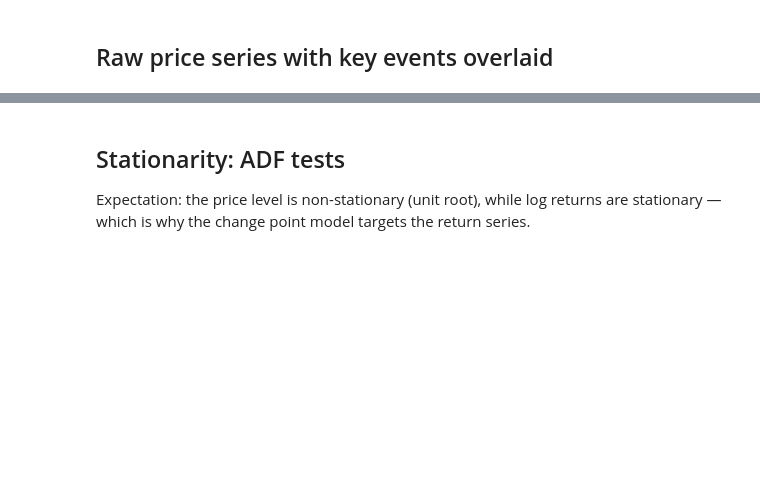
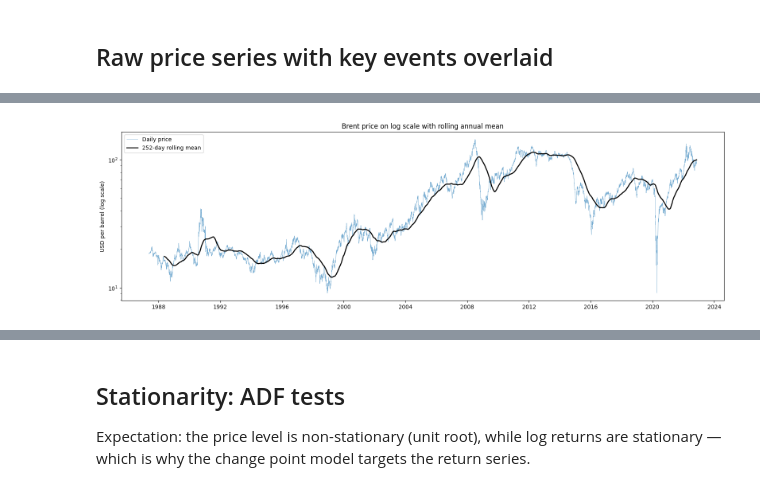
Before and after one commit to KalkidanAsfaw/brent-changepoint-analysis, a Jupyter notebook: notebooks/01_eda.ipynb, the cells around one changed output, grey strips where cells are left out. Cells and saved outputs as stored; diff of their text form; code cells hidden in the pictures; blank space fills up the shorter version.

```diff
--- a/notebooks/01_eda.ipynb
+++ b/notebooks/01_eda.ipynb
@@ -35,0 +52,12 @@ plt.tight_layout()
+# %%
+fig, ax = plt.subplots(figsize=(16, 5))
+ax.plot(prices.index, prices["Price"], lw=0.6, alpha=0.6, label="Daily price")
+ax.plot(prices.index, prices["Price"].rolling(252).mean(), lw=1.8, color="black",
+        label="252-day rolling mean")
+ax.set_yscale("log")
+ax.set_ylabel("USD per barrel (log scale)")
+ax.set_title("Brent price on log scale with rolling annual mean")
+ax.legend()
+plt.tight_layout()
+# %% [output]
+[figure, added]
```
Also changed, not shown: parts of 9 cells of this notebook, 1 other file.
